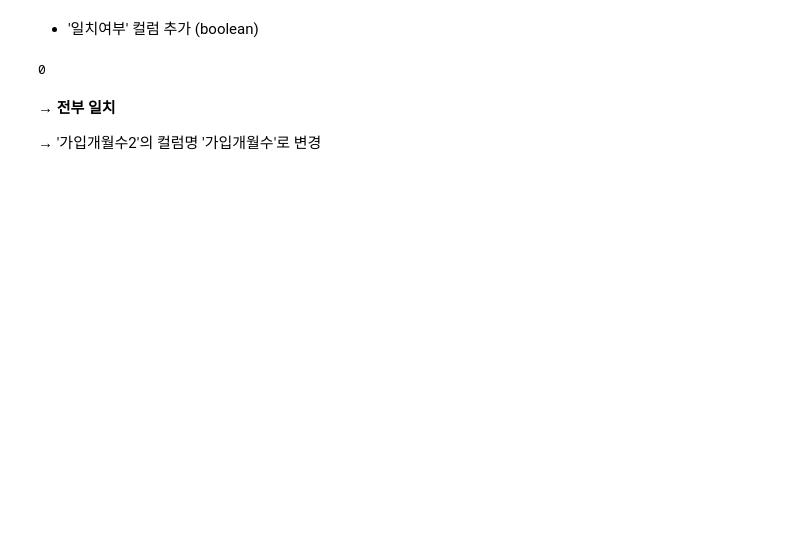
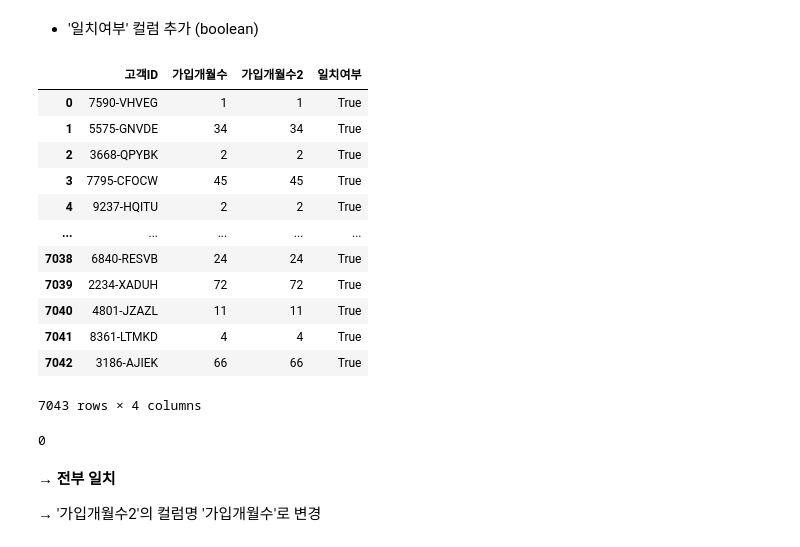
Before and after one commit to Blche/midproject_8, a Jupyter notebook: members/문세희/[전처리중] New_Telco_customer_churn_문세희.ipynb, the cells around one changed output. Drawn from its saved outputs; the diff is of its cells as text; code cells hidden in the pictures; blank space fills up the shorter version.

Commit message:
가입개월수와 기존 데이터셋 상관분석

```diff
--- a/members/문세희/[전처리중] New_Telco_customer_churn_문세희.ipynb
+++ b/members/문세희/[전처리중] New_Telco_customer_churn_문세희.ipynb
@@ -201,7 +228,21 @@ df_months = result[['고객ID', '가입개월수', '가입개월수2']]
 # %% [markdown]
 - '일치여부' 컬럼 추가 (boolean)
 # %%
-result['일치여부'] = result['가입개월수'] == result['가입개월수2']
-final_df = result[['고객ID', '가입개월수', '가입개월수2', '일치여부']]
-# final_df
+df_joined['일치여부'] = df_joined['가입개월수'] == df_joined['가입개월수2']
+final_df = df_joined[['고객ID', '가입개월수', '가입개월수2', '일치여부']]
+final_df
+# %% [output]
+|  | 고객ID | 가입개월수 | 가입개월수2 | 일치여부 |
+| 0 | 7590-VHVEG | 1 | 1 | True |
+| 1 | 5575-GNVDE | 34 | 34 | True |
+| 2 | 3668-QPYBK | 2 | 2 | True |
+| 3 | 7795-CFOCW | 45 | 45 | True |
+| 4 | 9237-HQITU | 2 | 2 | True |
+| ... | ... | ... | ... | ... |
+| 7038 | 6840-RESVB | 24 | 24 | True |
+| 7039 | 2234-XADUH | 72 | 72 | True |
+| 7040 | 4801-JZAZL | 11 | 11 | True |
+| 7041 | 8361-LTMKD | 4 | 4 | True |
+| 7042 | 3186-AJIEK | 66 | 66 | True |
+7043 rows × 4 columns
 # %%
```
Also changed, not shown: parts of 12 cells of this notebook, 3 other files.
